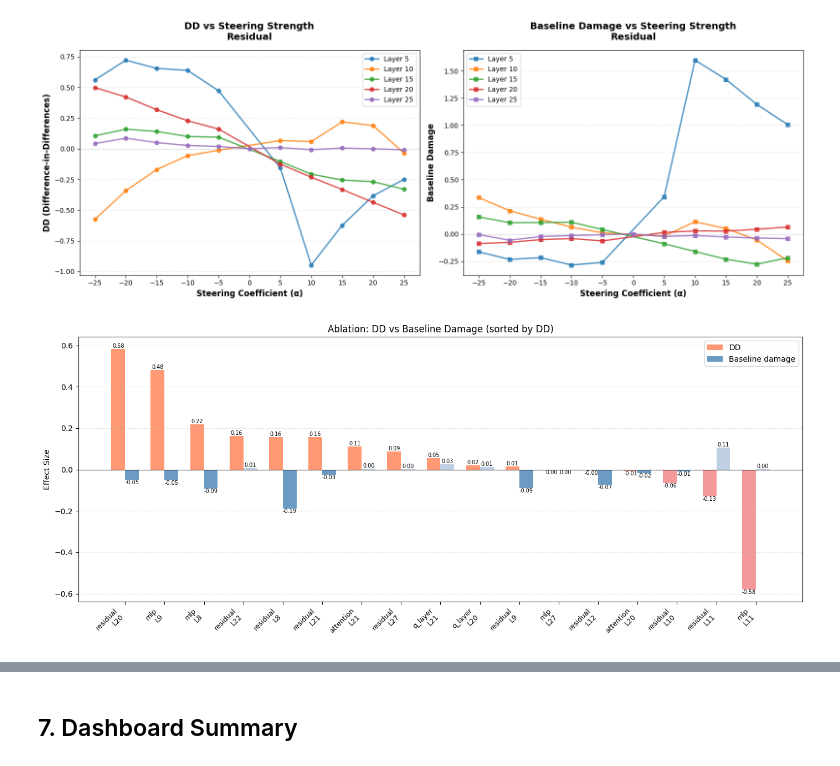
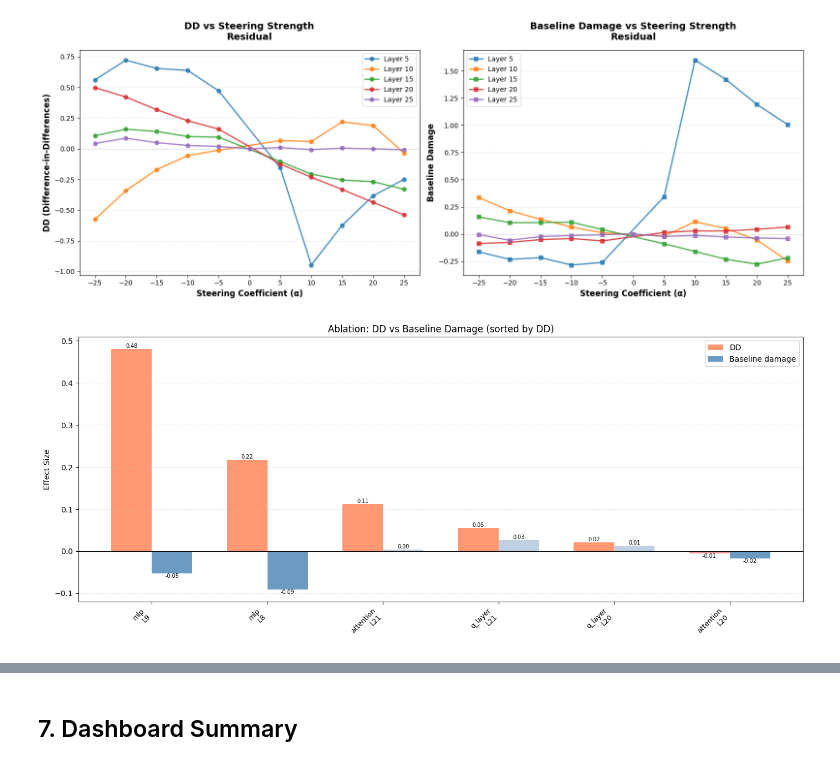
Before and after one commit to vrathi101/mats_10.0_app, a Jupyter notebook: gsm8k_ablation_vs_steering.ipynb, the cells around one changed output, grey strips where cells are left out. Saved outputs shown, nothing was run; the diff lists cells and outputs as text; code cells hidden in the pictures.

```diff
--- a/gsm8k_ablation_vs_steering.ipynb
+++ b/gsm8k_ablation_vs_steering.ipynb
@@ -1301,9 +1302,15 @@ plot_steering_across_layers(
 )
 # %% [output]
 [figure]
-# %%
-# Plot ablation summary (set hide_early_layers=False to see L0, L1)
-df_ablation = pd.DataFrame(ablation_summaries)
-plot_ablation_summary(df_ablation, hide_early_layers=True)
-# %% [output]
-[figure, removed]
+# %%
+# Plot ablation summary
+# Examples:
+# plot_ablation_summary(df_ablation)  # All ablation results
+# plot_ablation_summary(df_ablation, location_types=['residual'])  # Only residual
+# plot_ablation_summary(df_ablation, location_types=['q_layer'], layers=[5, 10, 15])  # q_layer at specific layers
+# plot_ablation_summary(df_ablation, layers=[20, 21, 22])  # All location types at these layers
+# plot_ablation_summary(df_ablation, location_layer_map={'mlp': [8, 9], 'q_layer': [20, 21]})  # Different layers for different types
+df_ablation = pd.DataFrame(ablation_summaries)
+plot_ablation_summary(df_ablation)
+# %% [output]
+[figure, added]
```
Also changed, not shown: parts of 4 cells of this notebook, 5 other files.
